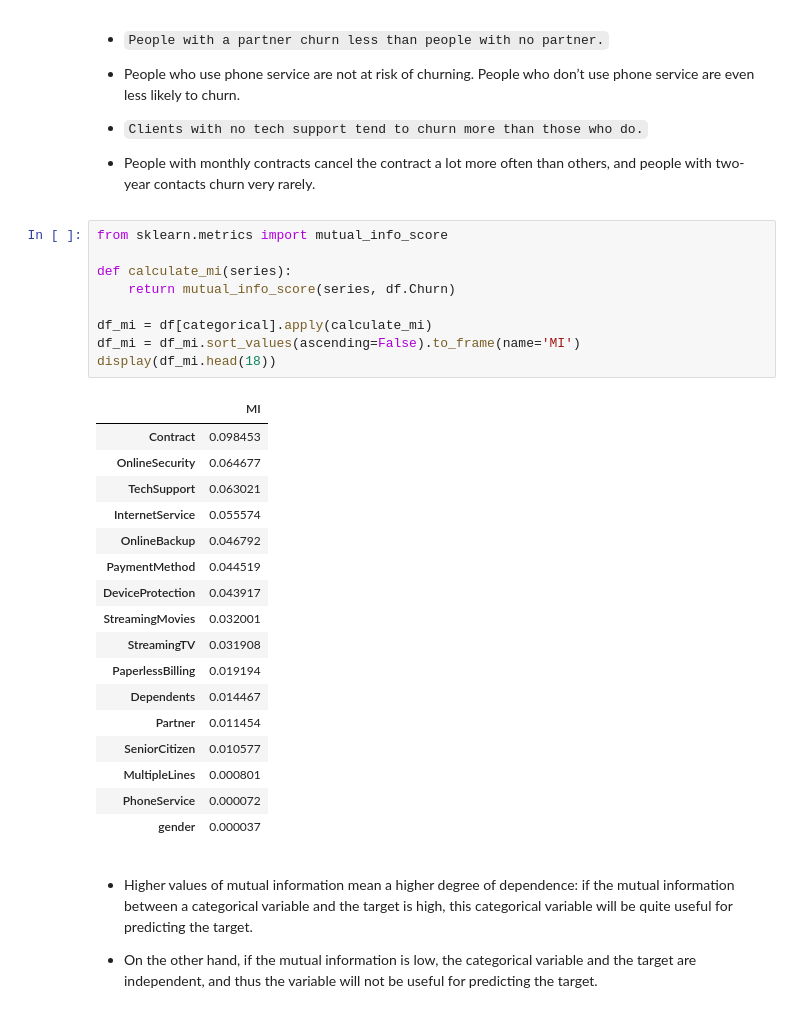
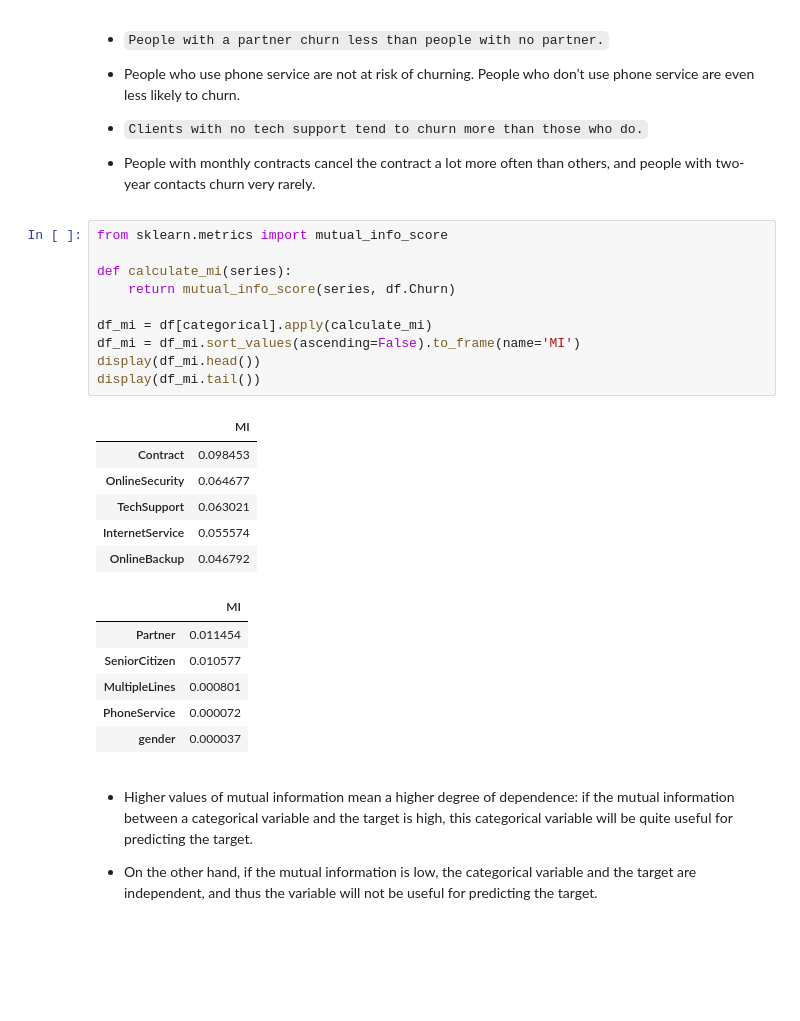
Before and after one commit to Joseph-Essa/Customer_Churn_Prediction, a Jupyter notebook: Customer_Churn_Prediction.ipynb, the cells around one changed output. Cells and saved outputs as stored; diff of their text form; blank space fills up the shorter version.

```diff
--- a/Customer_Churn_Prediction.ipynb
+++ b/Customer_Churn_Prediction.ipynb
@@ -403,30 +407,26 @@ for i in range(0, len(categorical), 3):
 # %%
 from sklearn.metrics import mutual_info_score
 
 def calculate_mi(series):
     return mutual_info_score(series, df.Churn)
 
 df_mi = df[categorical].apply(calculate_mi)
 df_mi = df_mi.sort_values(ascending=False).to_frame(name='MI')
-display(df_mi.head(18))
+display(df_mi.head())
+display(df_mi.tail())
 # %% [output]
 |  | MI |
 | Contract | 0.098453 |
 | OnlineSecurity | 0.064677 |
 | TechSupport | 0.063021 |
 | InternetService | 0.055574 |
 | OnlineBackup | 0.046792 |
-| PaymentMethod | 0.044519 |
-| DeviceProtection | 0.043917 |
-| StreamingMovies | 0.032001 |
-| StreamingTV | 0.031908 |
-| PaperlessBilling | 0.019194 |
-| Dependents | 0.014467 |
-| Partner | 0.011454 |
-| SeniorCitizen | 0.010577 |
-| MultipleLines | 0.000801 |
-| PhoneService | 0.000072 |
-| gender | 0.000037 |
+|  | MI |
+| Partner | 0.011454 |
+| SeniorCitizen | 0.010577 |
+| MultipleLines | 0.000801 |
+| PhoneService | 0.000072 |
+| gender | 0.000037 |
 # %% [markdown]
 * Higher values of mutual information mean a higher degree of dependence: if the mutual information between a categorical variable and the target is high, this categorical variable will be quite useful for predicting the target.
 
```
Also changed, not shown: parts of 12 cells of this notebook.
